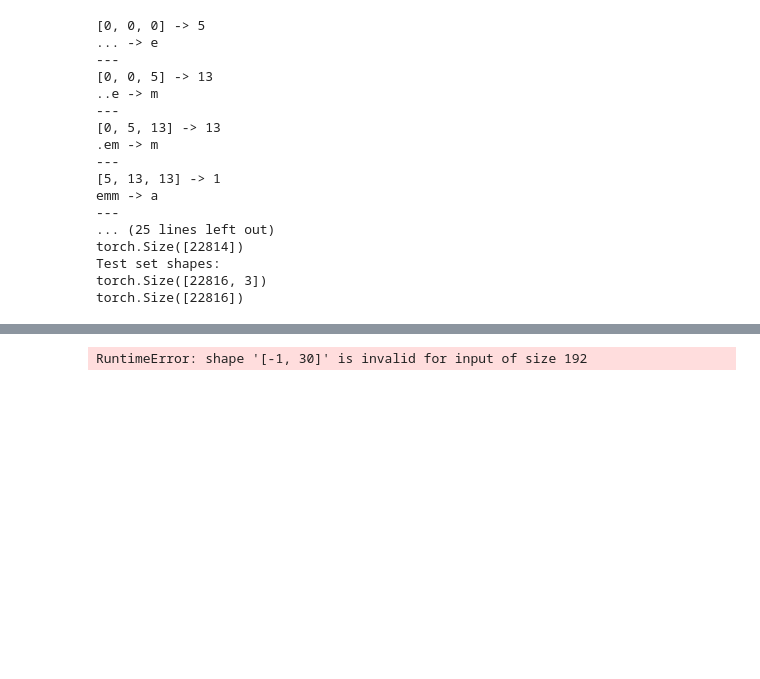
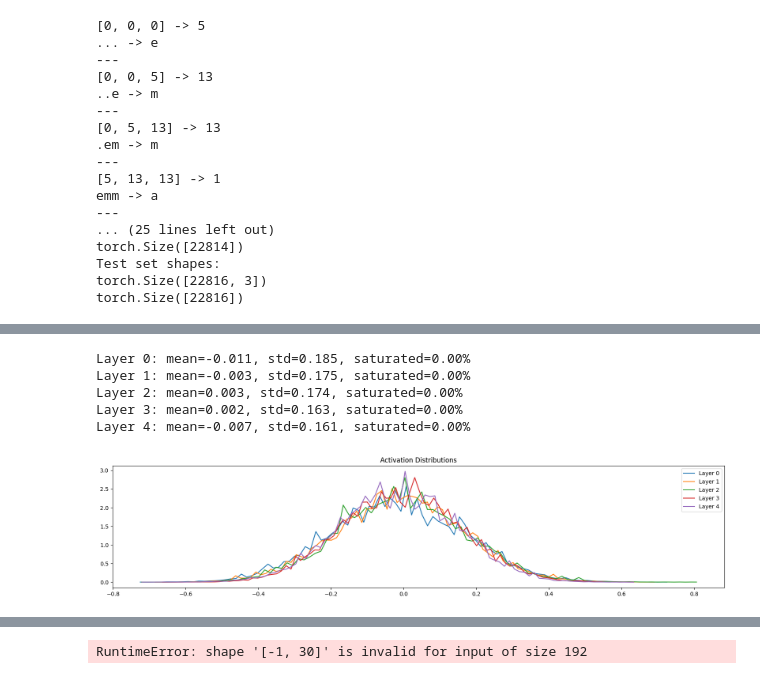
Before and after one commit to shane-kercheval/makemore, a Jupyter notebook: part_2_3_my_code.ipynb, the cells around one changed output, grey strips where cells are left out. Drawn from its saved outputs; the diff is of its cells as text; code cells hidden in the pictures; blank space fills up the shorter version.

```diff
--- a/part_2_3_my_code.ipynb
+++ b/part_2_3_my_code.ipynb
@@ -1031,6 +1034,10 @@ class NeuralNetwork:
             x = layer(x)
         return x
 
+    def loss(self, x: torch.Tensor, y: torch.Tensor) -> torch.Tensor:
+        logits = self.forward(x)
+        return F.cross_entropy(logits, y)
+
     def zero_grad(self) -> None:
         for p in self.parameters():
             p.grad = None
@@ -1049,8 +1056,7 @@ class NeuralNetwork:
             batch_indices = torch.randint(low=0, high=x.shape[0], size=(batch_size,), generator=self.generator)
             x_batch, y_batch = x[batch_indices], y[batch_indices]
             # forward pass
-            logits = self.forward(x_batch)
-            loss = F.cross_entropy(logits, y_batch)
+            loss = self.loss(x=x_batch, y=y_batch)
             # backward pass
             self.zero_grad()
             loss.backward()
@@ -1068,11 +1074,18 @@ class NeuralNetwork:
 
     def parameters(self) -> list[torch.Tensor]:
         return [p for layer in self.layers for p in layer.parameters()]
+
+    def plot_training_losses(self):
+        plt.plot([math.log10(x) for x in self.training_losses])
+        plt.show()
 # %%
+g = torch.Generator().manual_seed(2147483647)
+
 embedding_dimension = 10
 # context_length = 3  # defined when creating the dataset
 num_neurons = 100
 
+# original code
 # embedding_layer = torch.randn(len(characters), embedding_dimension, generator=g)
 # hidden_layer_weights = 0.1 * torch.randn(context_length * embedding_dimension, num_neurons, generator=g)
 # output_layer_weights = 0.1 * torch.randn(num_neurons, len(characters), generator=g)
@@ -1089,14 +1102,14 @@ layers = [
     ),
     Linear(in_features=context_length * embedding_dimension, out_features=num_neurons, generator=g),
     Tanh(),
-    # # Linear(in_features=num_neurons, out_features=num_neurons, generator=g),
-    # # Tanh(),
-    # # Linear(in_features=num_neurons, out_features=num_neurons, generator=g),
-    # # Tanh(),
-    # # Linear(in_features=num_neurons, out_features=num_neurons, generator=g),
-    # # Tanh(),
-    # # Linear(in_features=num_neurons, out_features=num_neurons, generator=g),
-    # # Tanh(),
+    Linear(in_features=num_neurons, out_features=num_neurons, generator=g),
+    Tanh(),
+    Linear(in_features=num_neurons, out_features=num_neurons, generator=g),
+    Tanh(),
+    Linear(in_features=num_neurons, out_features=num_neurons, generator=g),
+    Tanh(),
+    Linear(in_features=num_neurons, out_features=num_neurons, generator=g),
+    Tanh(),
     Linear(in_features=num_neurons, out_features=len(characters), generator=g),
 ]
 
@@ -1108,0 +1125,22 @@ layers[0].plot_embeddings()
+# %%
+# single step
+loss = model.loss(X_train, Y_train)
+
+plt.figure(figsize=(20, 4))
+legends = []
+for index, layer in enumerate([layer for layer in model.layers if isinstance(layer, Tanh)]):
+    t = layer.out
+    print(f"Layer {index}: mean={t.mean():.3f}, std={t.std():.3f}, saturated={(t.abs() > 0.97).float().mean()*100:.2f}%")
+    hy, hx = torch.histogram(t, density=True)
+    plt.plot(hx[:-1].detach(), hy.detach())
+    legends.append(f"Layer {index}")
+plt.legend(legends)
+plt.title("Activation Distributions")
+plt.show()
+# %% [output]
+Layer 0: mean=-0.011, std=0.185, saturated=0.00%
+Layer 1: mean=-0.003, std=0.175, saturated=0.00%
+Layer 2: mean=0.003, std=0.174, saturated=0.00%
+Layer 3: mean=0.002, std=0.163, saturated=0.00%
+Layer 4: mean=-0.007, std=0.161, saturated=0.00%
+[figure, added]
```
Also changed, not shown: parts of 10 cells of this notebook.
